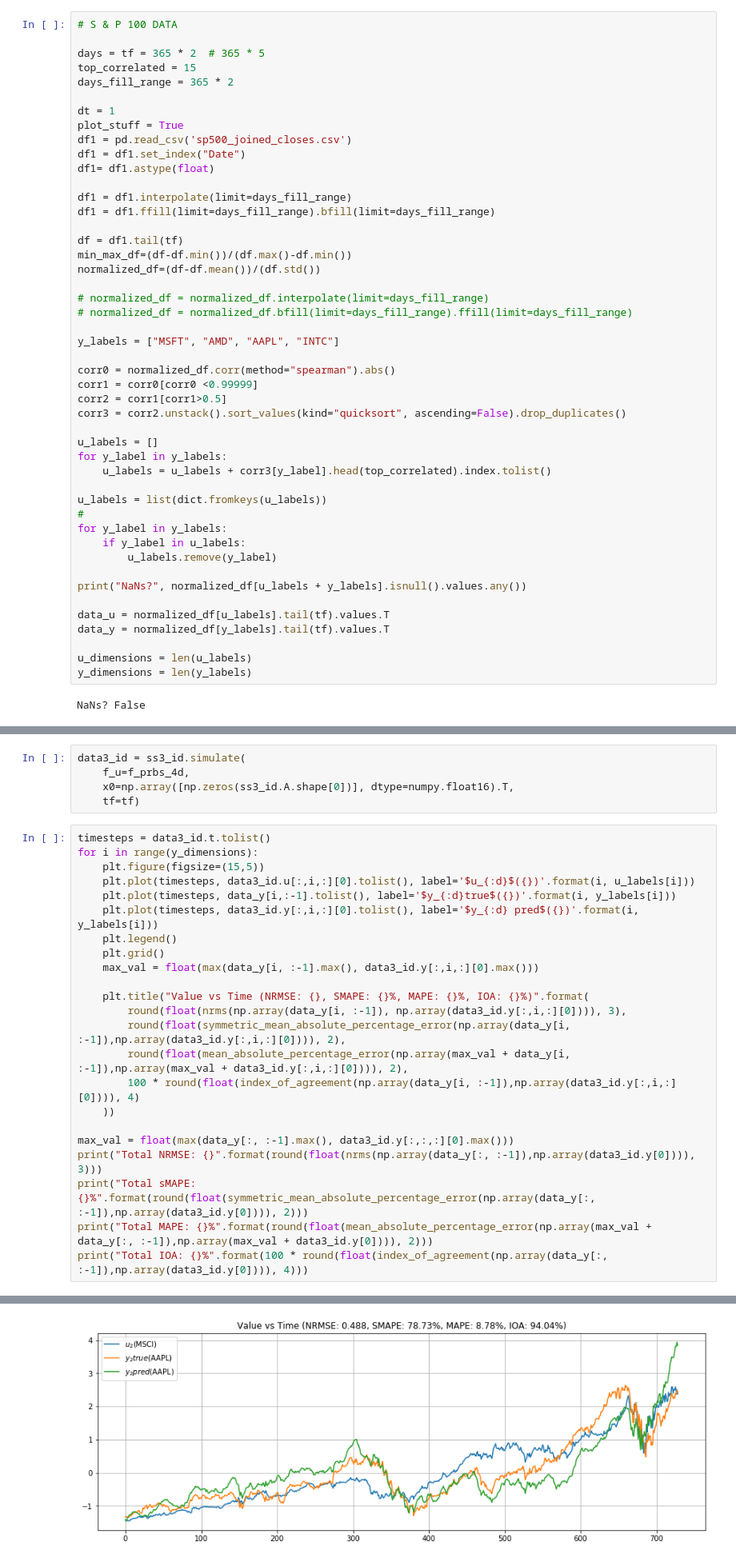
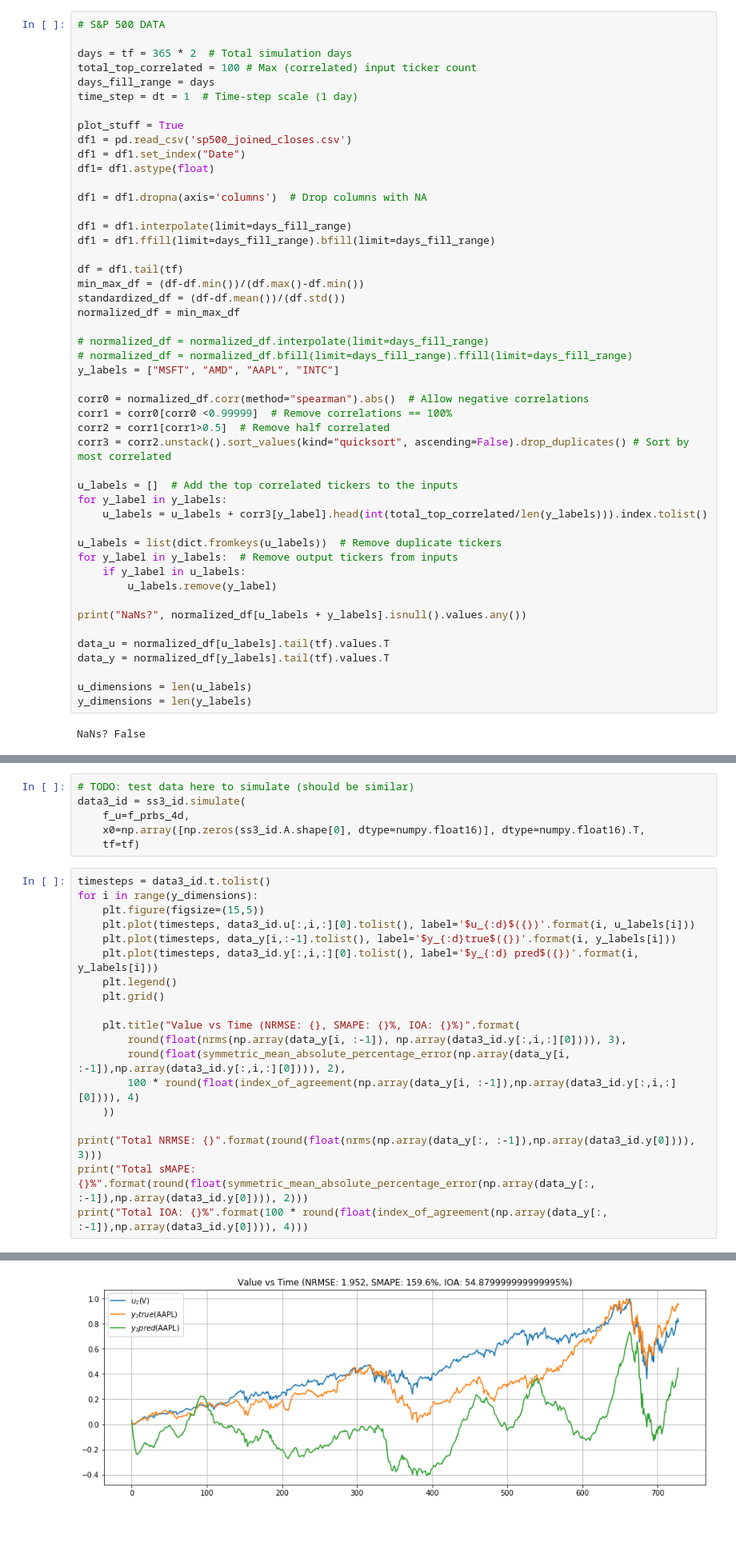
Before and after one commit to temp3rr0r/sysid, a Jupyter notebook: examples/System Identification GPU.ipynb, the cells around one changed output, grey strips where cells are left out. Shown at 80% size. Saved outputs shown, nothing was run; the diff lists cells and outputs as text; blank space fills up the shorter version.

Commit message:
Before time-series split

```diff
--- a/examples/System Identification GPU.ipynb
+++ b/examples/System Identification GPU.ipynb
@@ -31,40 +31,41 @@ data_y.shape
 # %%
-# S & P 100 DATA
+# S&P 500 DATA
 
-days = tf = 365 * 2  # 365 * 5
-top_correlated = 15
-days_fill_range = 365 * 2
+days = tf = 365 * 2  # Total simulation days
+total_top_correlated = 100 # Max (correlated) input ticker count
+days_fill_range = days
+time_step = dt = 1  # Time-step scale (1 day)
 
-dt = 1
 plot_stuff = True
 df1 = pd.read_csv('sp500_joined_closes.csv')
 df1 = df1.set_index("Date")
 df1= df1.astype(float)
 
+df1 = df1.dropna(axis='columns')  # Drop columns with NA
+
 df1 = df1.interpolate(limit=days_fill_range)
 df1 = df1.ffill(limit=days_fill_range).bfill(limit=days_fill_range)
 
 df = df1.tail(tf)
-min_max_df=(df-df.min())/(df.max()-df.min())
-normalized_df=(df-df.mean())/(df.std())
+min_max_df = (df-df.min())/(df.max()-df.min())
+standardized_df = (df-df.mean())/(df.std())
+normalized_df = min_max_df
 
 # normalized_df = normalized_df.interpolate(limit=days_fill_range)
 # normalized_df = normalized_df.bfill(limit=days_fill_range).ffill(limit=days_fill_range)
-
 y_labels = ["MSFT", "AMD", "AAPL", "INTC"]
 
-corr0 = normalized_df.corr(method="spearman").abs()
-corr1 = corr0[corr0 <0.99999]
-corr2 = corr1[corr1>0.5]
-corr3 = corr2.unstack().sort_values(kind="quicksort", ascending=False).drop_duplicates()
+corr0 = normalized_df.corr(method="spearman").abs()  # Allow negative correlations
+corr1 = corr0[corr0 <0.99999]  # Remove correlations == 100%
+corr2 = corr1[corr1>0.5]  # Remove half correlated
+corr3 = corr2.unstack().sort_values(kind="quicksort", ascending=False).drop_duplicates() # Sort by most correlated
 
-u_labels = []
+u_labels = []  # Add the top correlated tickers to the inputs
 for y_label in y_labels:
-    u_labels = u_labels + corr3[y_label].head(top_correlated).index.tolist()
+    u_labels = u_labels + corr3[y_label].head(int(total_top_correlated/len(y_labels))).index.tolist()
 
-u_labels = list(dict.fromkeys(u_labels))
-#
-for y_label in y_labels:
+u_labels = list(dict.fromkeys(u_labels))  # Remove duplicate tickers
+for y_label in y_labels:  # Remove output tickers from inputs
     if y_label in u_labels:
         u_labels.remove(y_label)
 
@@ -115,7 +130,8 @@ MIMO [39 IN, 4 OUT], 730 time-steps.
 # %%
+# TODO: test data here to simulate (should be similar)
 data3_id = ss3_id.simulate(
     f_u=f_prbs_4d,
-    x0=np.array([np.zeros(ss3_id.A.shape[0])], dtype=numpy.float16).T,
+    x0=np.array([np.zeros(ss3_id.A.shape[0], dtype=numpy.float16)], dtype=numpy.float16).T,
     tf=tf)
 # %%
 timesteps = data3_id.t.tolist()
@@ -126,18 +142,14 @@ for i in range(y_dimensions):
     plt.plot(timesteps, data3_id.y[:,i,:][0].tolist(), label='$y_{:d} pred$({})'.format(i, y_labels[i]))
     plt.legend()
     plt.grid()
-    max_val = float(max(data_y[i, :-1].max(), data3_id.y[:,i,:][0].max()))
 
-    plt.title("Value vs Time (NRMSE: {}, SMAPE: {}%, MAPE: {}%, IOA: {}%)".format(
+    plt.title("Value vs Time (NRMSE: {}, SMAPE: {}%, IOA: {}%)".format(
         round(float(nrms(np.array(data_y[i, :-1]), np.array(data3_id.y[:,i,:][0]))), 3),
         round(float(symmetric_mean_absolute_percentage_error(np.array(data_y[i, :-1]),np.array(data3_id.y[:,i,:][0]))), 2),
-        round(float(mean_absolute_percentage_error(np.array(max_val + data_y[i, :-1]),np.array(max_val + data3_id.y[:,i,:][0]))), 2),
         100 * round(float(index_of_agreement(np.array(data_y[i, :-1]),np.array(data3_id.y[:,i,:][0]))), 4)
     ))
 
-max_val = float(max(data_y[:, :-1].max(), data3_id.y[:,:,:][0].max()))
 print("Total NRMSE: {}".format(round(float(nrms(np.array(data_y[:, :-1]),np.array(data3_id.y[0]))), 3)))
 print("Total sMAPE: {}%".format(round(float(symmetric_mean_absolute_percentage_error(np.array(data_y[:, :-1]),np.array(data3_id.y[0]))), 2)))
-print("Total MAPE: {}%".format(round(float(mean_absolute_percentage_error(np.array(max_val + data_y[:, :-1]),np.array(max_val + data3_id.y[0]))), 2)))
 print("Total IOA: {}%".format(100 * round(float(index_of_agreement(np.array(data_y[:, :-1]),np.array(data3_id.y[0]))), 4)))
 # %% [output]
@@ -150 +161 @@ Total IOA: 79.56%
-[figure, old version]
+[figure, new version]
```
Also changed, not shown: parts of 5 cells of this notebook.
